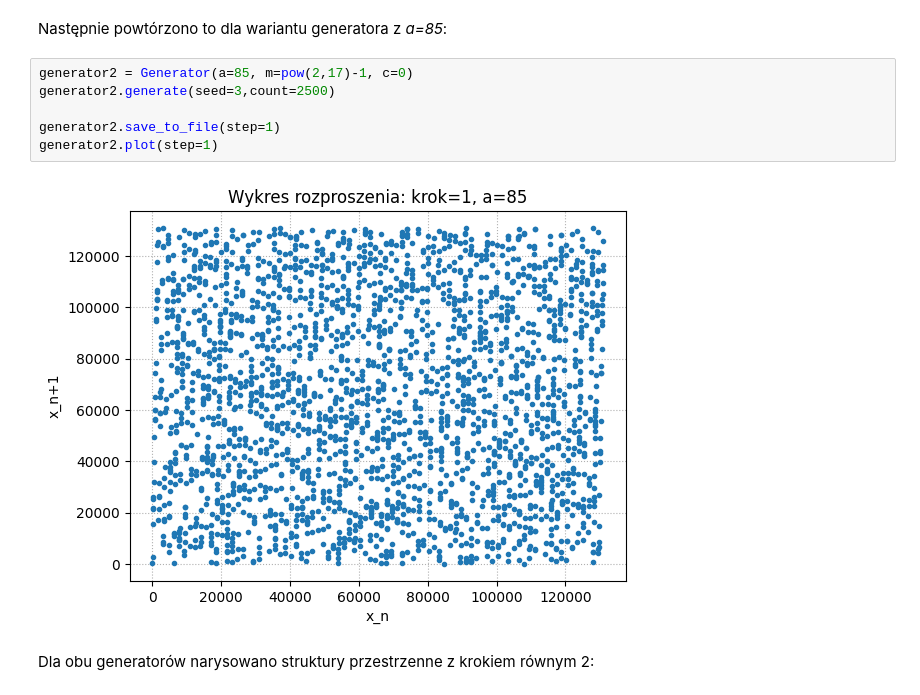
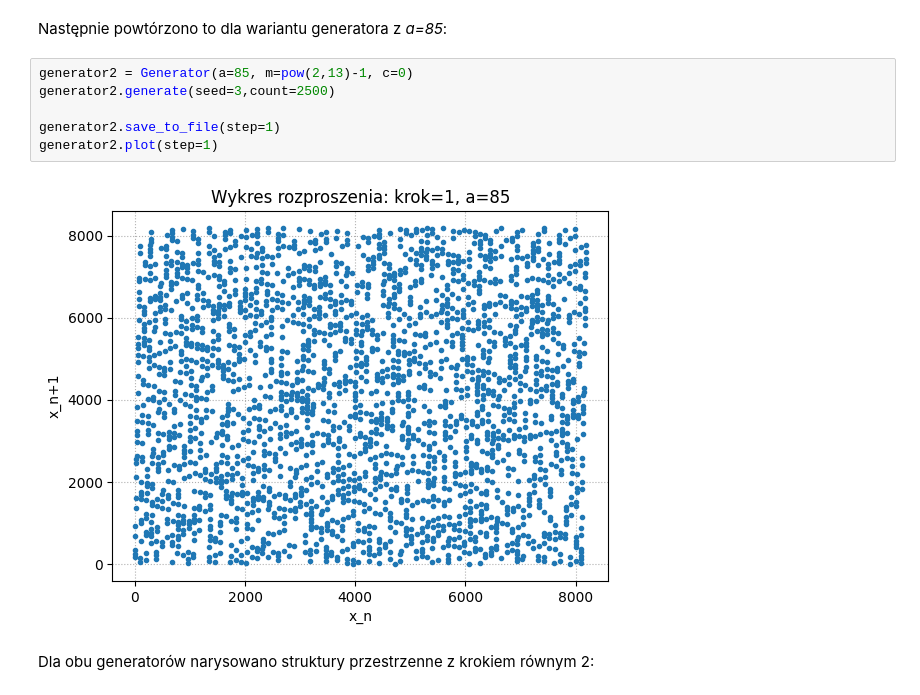
Before and after one commit to YoshidoSan/MMC, a Jupyter notebook: l1/lab1.ipynb, the cells around one changed output. Cells and saved outputs as stored; diff of their text form.

```diff
--- a/l1/lab1.ipynb
+++ b/l1/lab1.ipynb
@@ -62,13 +63,13 @@ generator1.plot(step=1)
 # %% [markdown]
 Następnie powtórzono to dla wariantu generatora z *a=85*:
 # %%
-generator2 = Generator(a=85, m=pow(2,17)-1, c=0)
+generator2 = Generator(a=85, m=pow(2,13)-1, c=0)
 generator2.generate(seed=3,count=2500)
 
 generator2.save_to_file(step=1)
 generator2.plot(step=1)
 # %% [output]
-[figure, old version]
+[figure, new version]
 # %% [markdown]
 Dla obu generatorów narysowano struktury przestrzenne z krokiem równym 2:
 # %%
```
Also changed, not shown: parts of 8 cells of this notebook, 9 other files.
